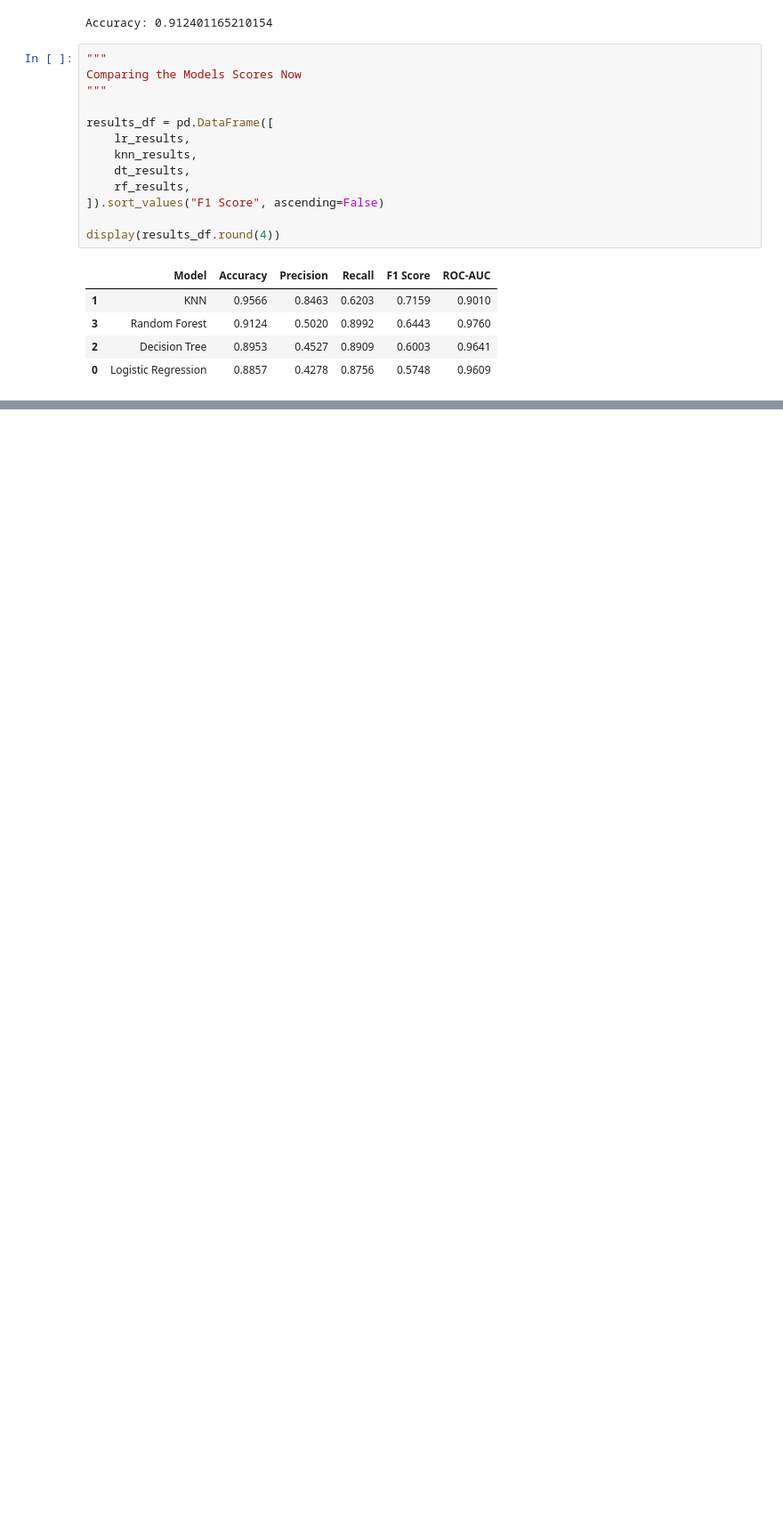
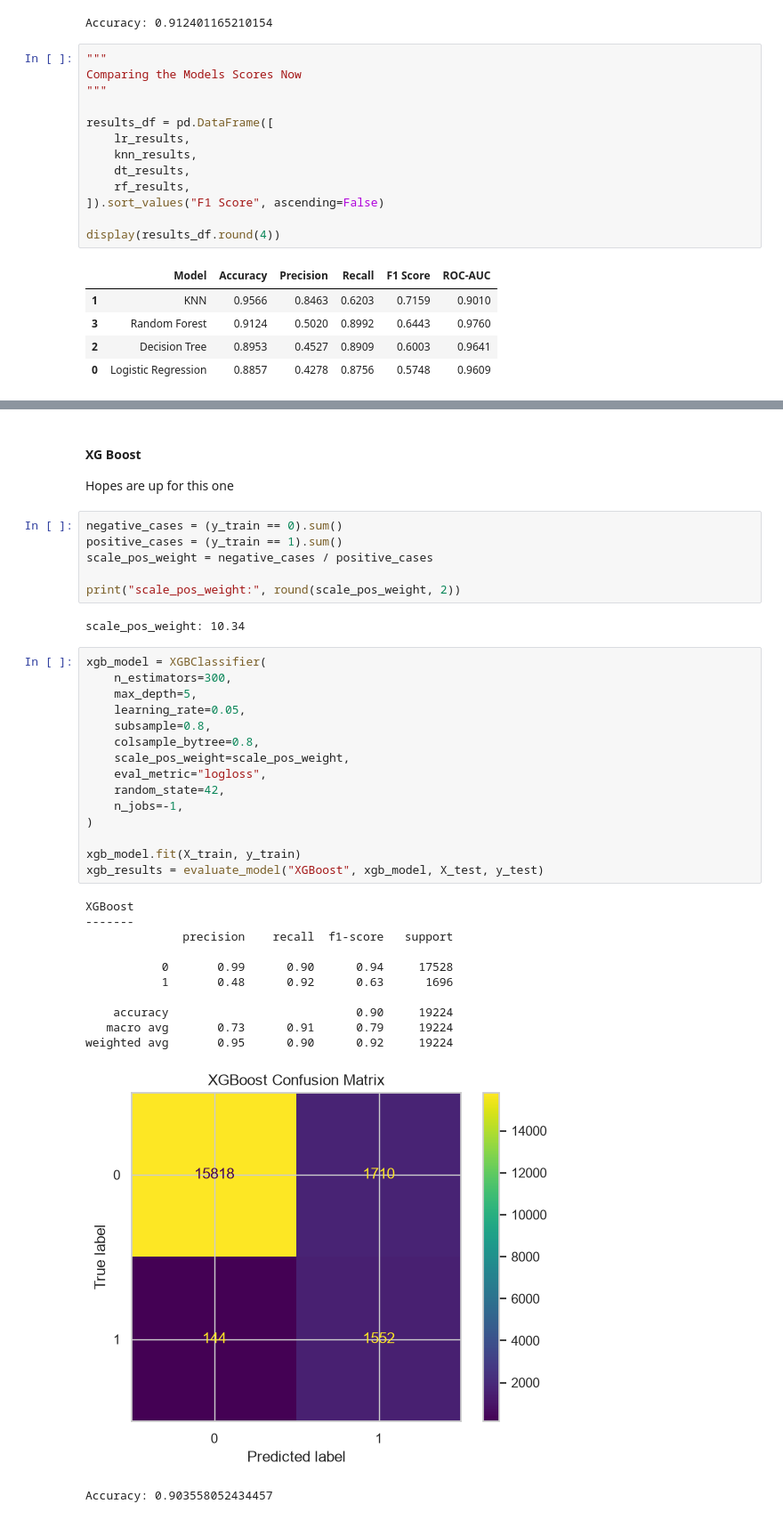
Before and after one commit to YashedBin/ML_DIABETES_RISK_PREDICTOR, a Jupyter notebook: notebook.ipynb, the cells around one changed output, grey strips where cells are left out. Shown at 89% size. Drawn from its saved outputs; the diff is of its cells as text; blank space fills up the shorter version.

```diff
--- a/notebook.ipynb
+++ b/notebook.ipynb
@@ -560,0 +616,39 @@ display(results_df.round(4))
+# %% [markdown]
+#### XG Boost
+Hopes are up for this one
+# %%
+negative_cases = (y_train == 0).sum()
+positive_cases = (y_train == 1).sum()
+scale_pos_weight = negative_cases / positive_cases
+
+print("scale_pos_weight:", round(scale_pos_weight, 2))
+# %% [output]
+scale_pos_weight: 10.34
+# %%
+xgb_model = XGBClassifier(
+    n_estimators=300,
+    max_depth=5,
+    learning_rate=0.05,
+    subsample=0.8,
+    colsample_bytree=0.8,
+    scale_pos_weight=scale_pos_weight,
+    eval_metric="logloss",
+    random_state=42,
+    n_jobs=-1,
+)
+
+xgb_model.fit(X_train, y_train)
+xgb_results = evaluate_model("XGBoost", xgb_model, X_test, y_test)
+# %% [output]
+XGBoost
+-------
+              precision    recall  f1-score   support
+
+           0       0.99      0.90      0.94     17528
+           1       0.48      0.92      0.63      1696
+
+    accuracy                           0.90     19224
+   macro avg       0.73      0.91      0.79     19224
+weighted avg       0.95      0.90      0.92     19224
+[figure, added]
+Accuracy: 0.903558052434457
```
Also changed, not shown: parts of 14 cells of this notebook, 6 other files.
